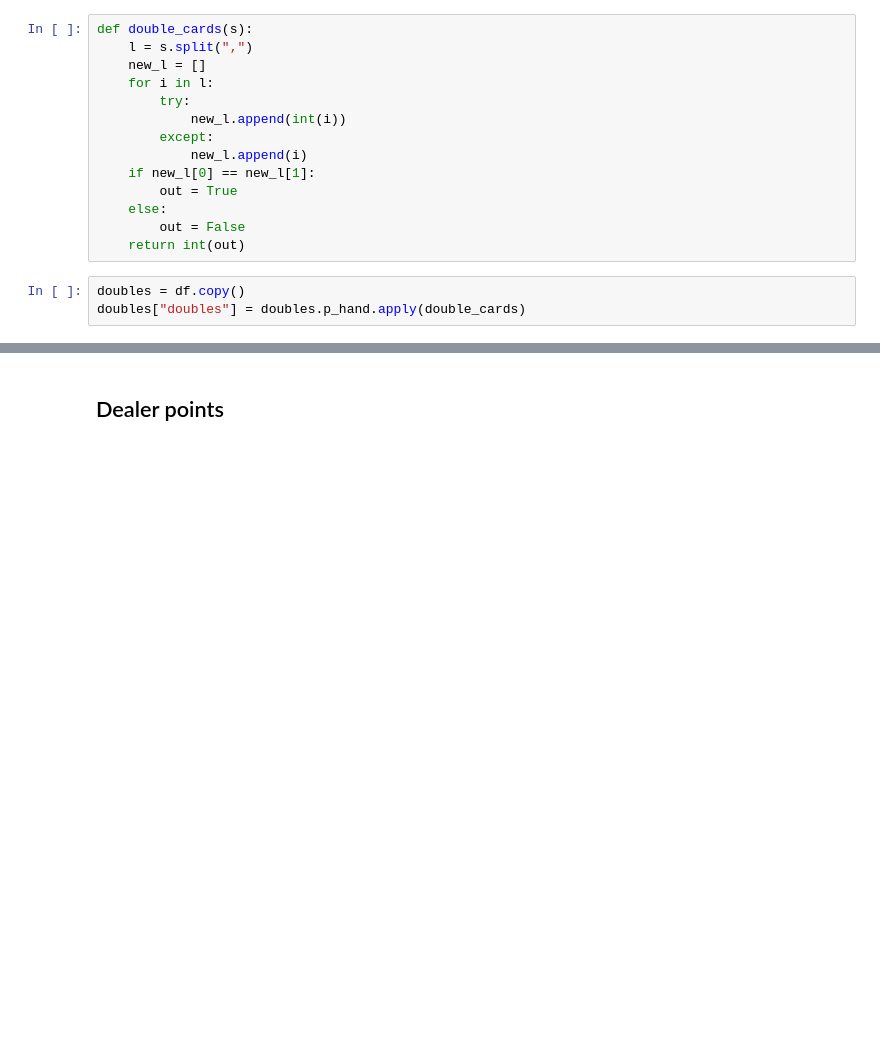
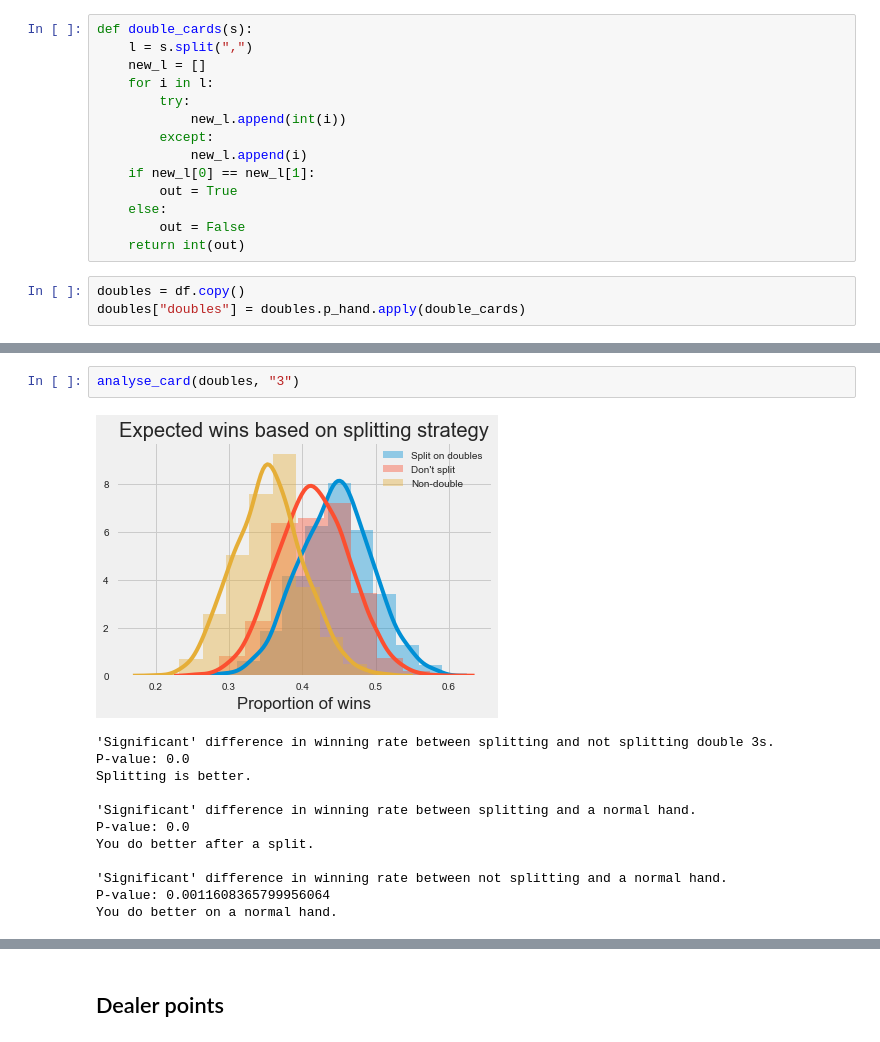
Before and after one commit to jocelyn-ong/data-science-projects, a Jupyter notebook: others/blackjack/analysis.ipynb, the cells around one changed output, grey strips where cells are left out. Cells and saved outputs as stored; diff of their text form; blank space fills up the shorter version.

```diff
--- a/others/blackjack/analysis.ipynb
+++ b/others/blackjack/analysis.ipynb
@@ -383,0 +493,15 @@ plt.title("Expected wins based on splitting strategy");
+# %%
+analyse_card(doubles, "3")
+# %% [output]
+[figure, added]
+'Significant' difference in winning rate between splitting and not splitting double 3s.
+P-value: 0.0
+Splitting is better.
+
+'Significant' difference in winning rate between splitting and a normal hand.
+P-value: 0.0
+You do better after a split.
+
+'Significant' difference in winning rate between not splitting and a normal hand.
+P-value: 0.0011608365799956064
+You do better on a normal hand.
```
Also changed, not shown: parts of 46 cells of this notebook.
